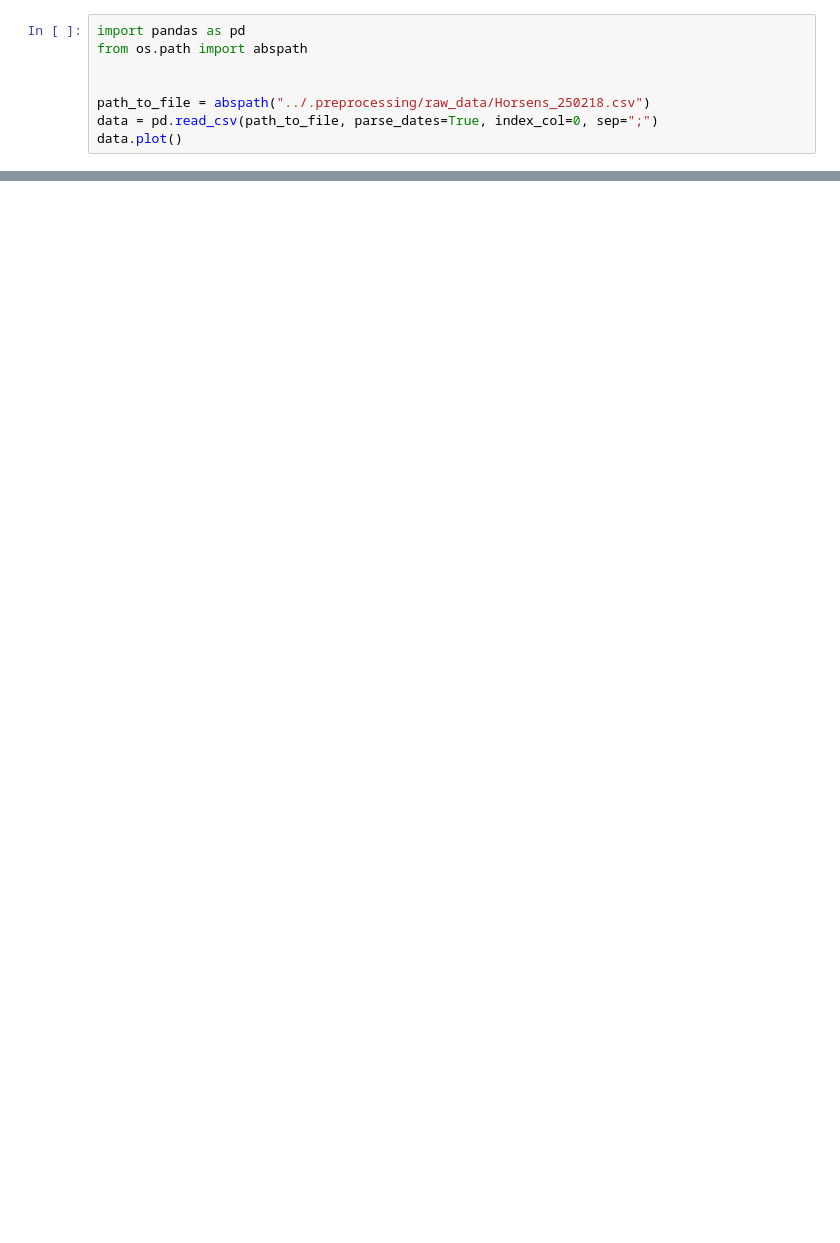
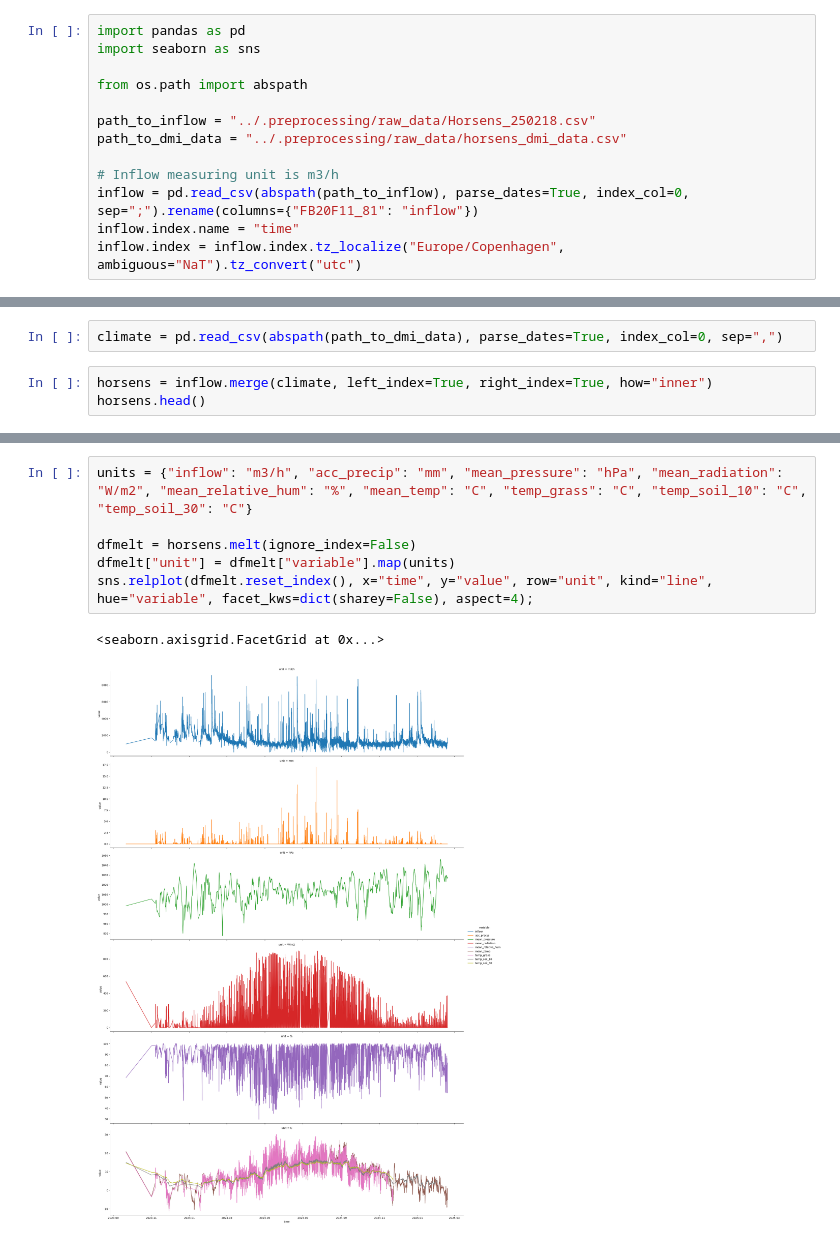
Before and after one commit to DHI/WaterBench-TimeSeries-WWTPINflow, a Jupyter notebook: notebooks/sandbox.ipynb, the cells around one changed output, grey strips where cells are left out. Drawn from its saved outputs; the diff is of its cells as text; blank space fills up the shorter version.

Commit message:
Including horsens dmi data with new variables and cleaning sandbox

```diff
--- a/notebooks/sandbox.ipynb
+++ b/notebooks/sandbox.ipynb
@@ -1,8 +1,13 @@
 # %%
 import pandas as pd
+import seaborn as sns
+
 from os.path import abspath
 
+path_to_inflow = "../.preprocessing/raw_data/Horsens_250218.csv"
+path_to_dmi_data = "../.preprocessing/raw_data/horsens_dmi_data.csv"
 
-path_to_file = abspath("../.preprocessing/raw_data/Horsens_250218.csv")
-data = pd.read_csv(path_to_file, parse_dates=True, index_col=0, sep=";")
-data.plot()
+# Inflow measuring unit is m3/h
+inflow = pd.read_csv(abspath(path_to_inflow), parse_dates=True, index_col=0, sep=";").rename(columns={"FB20F11_81": "inflow"})
+inflow.index.name = "time"
+inflow.index = inflow.index.tz_localize("Europe/Copenhagen", ambiguous="NaT").tz_convert("utc")
@@ -11,0 +16,5 @@ data.plot()
+# %%
+climate = pd.read_csv(abspath(path_to_dmi_data), parse_dates=True, index_col=0, sep=",")
+# %%
+horsens = inflow.merge(climate, left_index=True, right_index=True, how="inner")
+horsens.head()
@@ -11,0 +41,9 @@ data.plot()
+# %%
+units = {"inflow": "m3/h", "acc_precip": "mm", "mean_pressure": "hPa", "mean_radiation": "W/m2", "mean_relative_hum": "%", "mean_temp": "C", "temp_grass": "C", "temp_soil_10": "C", "temp_soil_30": "C"}
+
+dfmelt = horsens.melt(ignore_index=False)
+dfmelt["unit"] = dfmelt["variable"].map(units)
+sns.relplot(dfmelt.reset_index(), x="time", y="value", row="unit", kind="line", hue="variable", facet_kws=dict(sharey=False), aspect=4);
+# %% [output]
+<seaborn.axisgrid.FacetGrid at 0x...>
+[figure, added]
```
Also changed, not shown: parts of 4 cells of this notebook, 1 other file.
